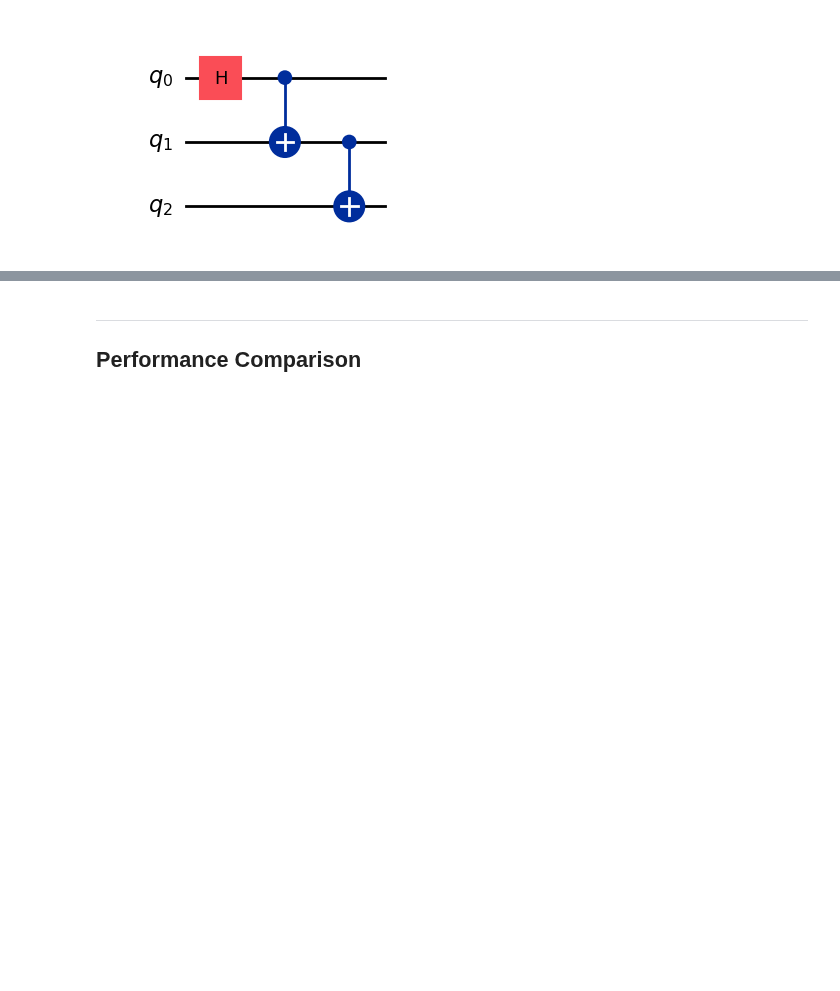
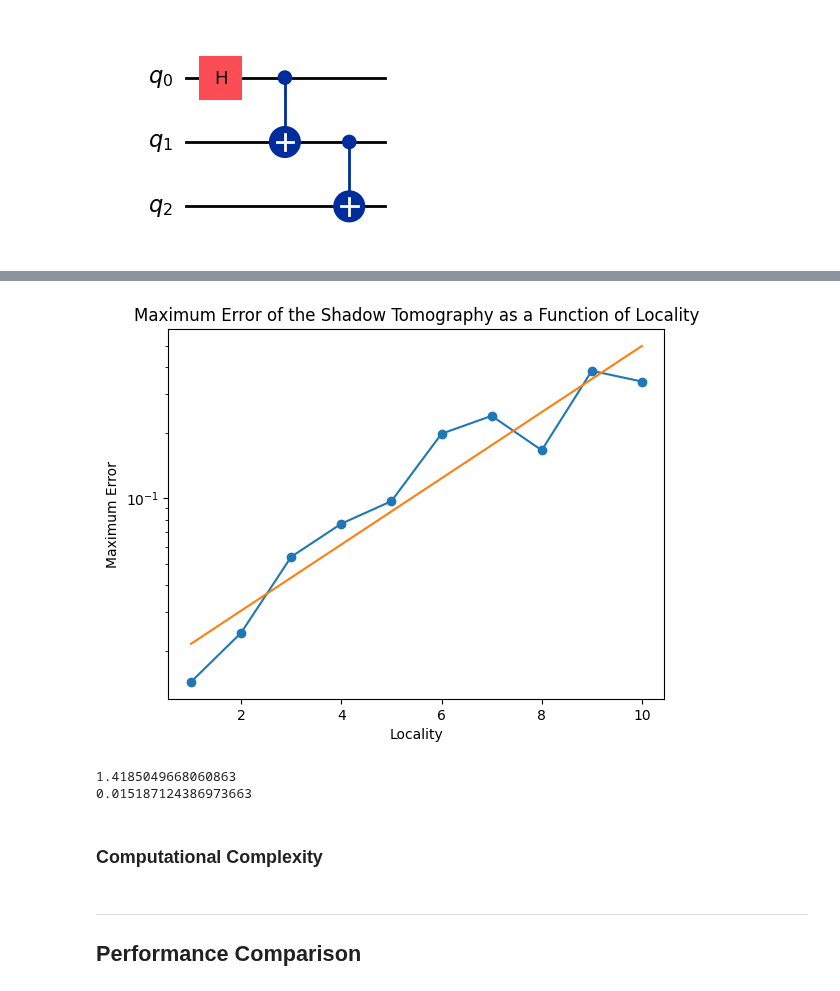
Before and after one commit to ZacharyKokot/Summer-Research-2024, a Jupyter notebook: ShadowTomography.ipynb, the cells around one changed output, grey strips where cells are left out. Drawn from its saved outputs; the diff is of its cells as text; code cells hidden in the pictures; blank space fills up the shorter version.

```diff
--- a/ShadowTomography.ipynb
+++ b/ShadowTomography.ipynb
@@ -981,0 +1077,31 @@ In the below numerical examples I intend to demonstrate that these trends appear
+# %%
+# Generate a collection of 50000 shadows for the 10-qubit GHZ state.
+shadow_size = 50000
+shadow = generate_classical_shadow(ghz_10_state_qc, shadow_size)
+# %%
+# Array to store the maximum errors.
+errors = []
+
+# Estimate the expectation values of the Pauli observables of various localities.
+for n in range(1, ghz_10_state_qc.num_qubits + 1):
+    print(f"Estimating the expectation values of the locality {n} observables.")
+
+    # Randomly generate some Pauli observables for the locality n.
+    observables = []
+    for i in range(0, 10):
+        observable = 'I'*ghz_10_state_qc.num_qubits
+        for j in range(n):
+            index = np.random.randint(0, ghz_10_state_qc.num_qubits)
+            observable = observable[:index] + 'Z' + observable[index+1:]
+        observables.append(observable)
+
+    # Estimate the expectation values of the observables and calculate the true expectation values.
+    shadow_expectations = []
+    true_expectations = []
+    for observable in observables:
+        shadow_expectations.append(estimate_pauli_observable(shadow, observable))
+        true_expectations.append(np.trace(pauli_string_to_matrix(observable) @ DensityMatrix.from_instruction(ghz_10_state_qc).data))
+
+    # Calculate the maximum error.
+    max_error = np.max(np.abs(np.array(true_expectations) - np.array(shadow_expectations)))
+    errors.append(max_error)
@@ -982,3 +1119,23 @@ In the below numerical examples I intend to demonstrate that these trends appear
+# %%
+# Plot the maximum errors as a function of locality.
+x = range(1, ghz_10_state_qc.num_qubits + 1)
+plt.plot(x, errors, marker = 'o')
+a, b = np.polyfit(x, np.log(errors), 1)
+plt.plot(x, np.exp(b + x*a))
+plt.xlabel("Locality")
+plt.yscale('log')
+plt.ylabel("Maximum Error")
+plt.title("Maximum Error of the Shadow Tomography as a Function of Locality")
+plt.show()
+
+print(np.exp(a))
+print(np.exp(b))
+# %% [output]
+[figure, added]
+1.4185049668060863
+0.015187124386973663
+# %% [markdown]
+### Computational Complexity
 # %% [markdown]
 ***
 ## Performance Comparison
```
Also changed, not shown: parts of 38 cells of this notebook, 13 other files.
